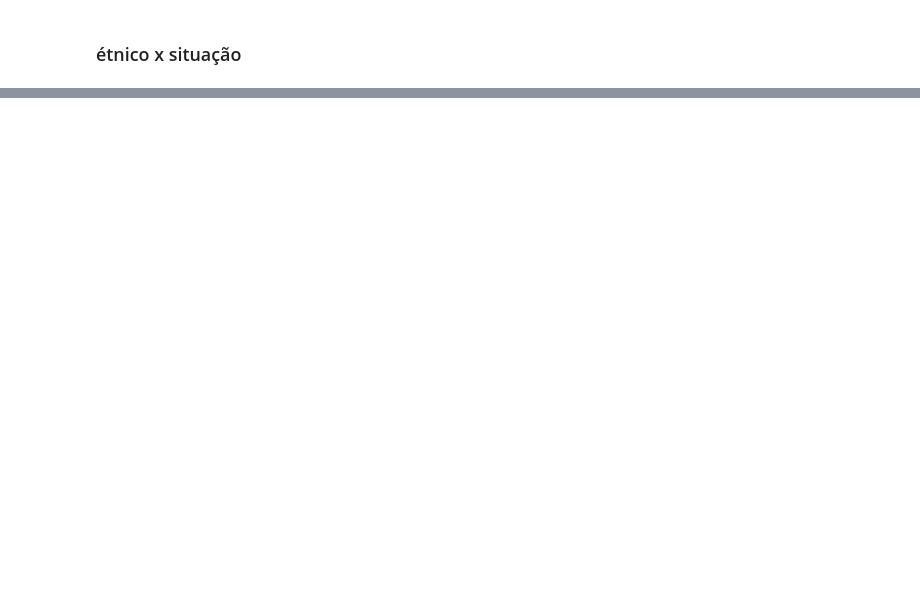
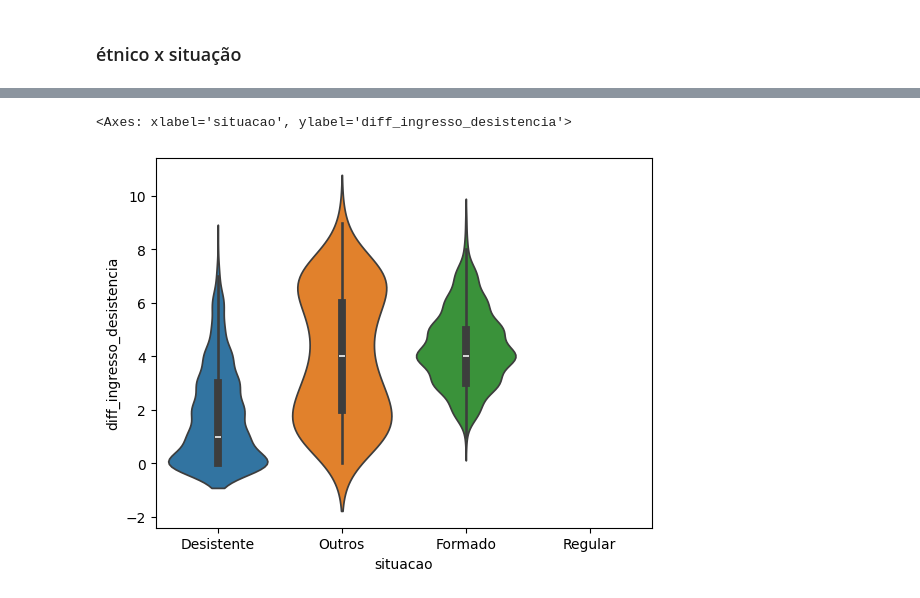
Before and after one commit to brunohsp/lm_alunos_utfpr_pg, a Jupyter notebook: classificação.ipynb, the cells around one changed output, grey strips where cells are left out. Cells and saved outputs as stored; diff of their text form; code cells hidden in the pictures; blank space fills up the shorter version.

```diff
--- a/classificação.ipynb
+++ b/classificação.ipynb
@@ -399,0 +467,3 @@ sns.countplot(relacao_alunos, x='situacao', hue='etinico')
+# %%
+relacao_alunos['diff_ingresso_desistencia'] =  relacao_alunos['ano_de_desistencia'] - relacao_alunos['ingresso']
+relacao_alunos['diff_ingresso_desistencia']
@@ -399,0 +483,7 @@ sns.countplot(relacao_alunos, x='situacao', hue='etinico')
+# %%
+# É notável que as desistências se concentram nos primeiros anos dos cursos
+
+sns.violinplot(relacao_alunos, y='diff_ingresso_desistencia', hue='situacao', x='situacao')
+# %% [output]
+<Axes: xlabel='situacao', ylabel='diff_ingresso_desistencia'>
+[figure, added]
```
Also changed, not shown: parts of 33 cells of this notebook.
